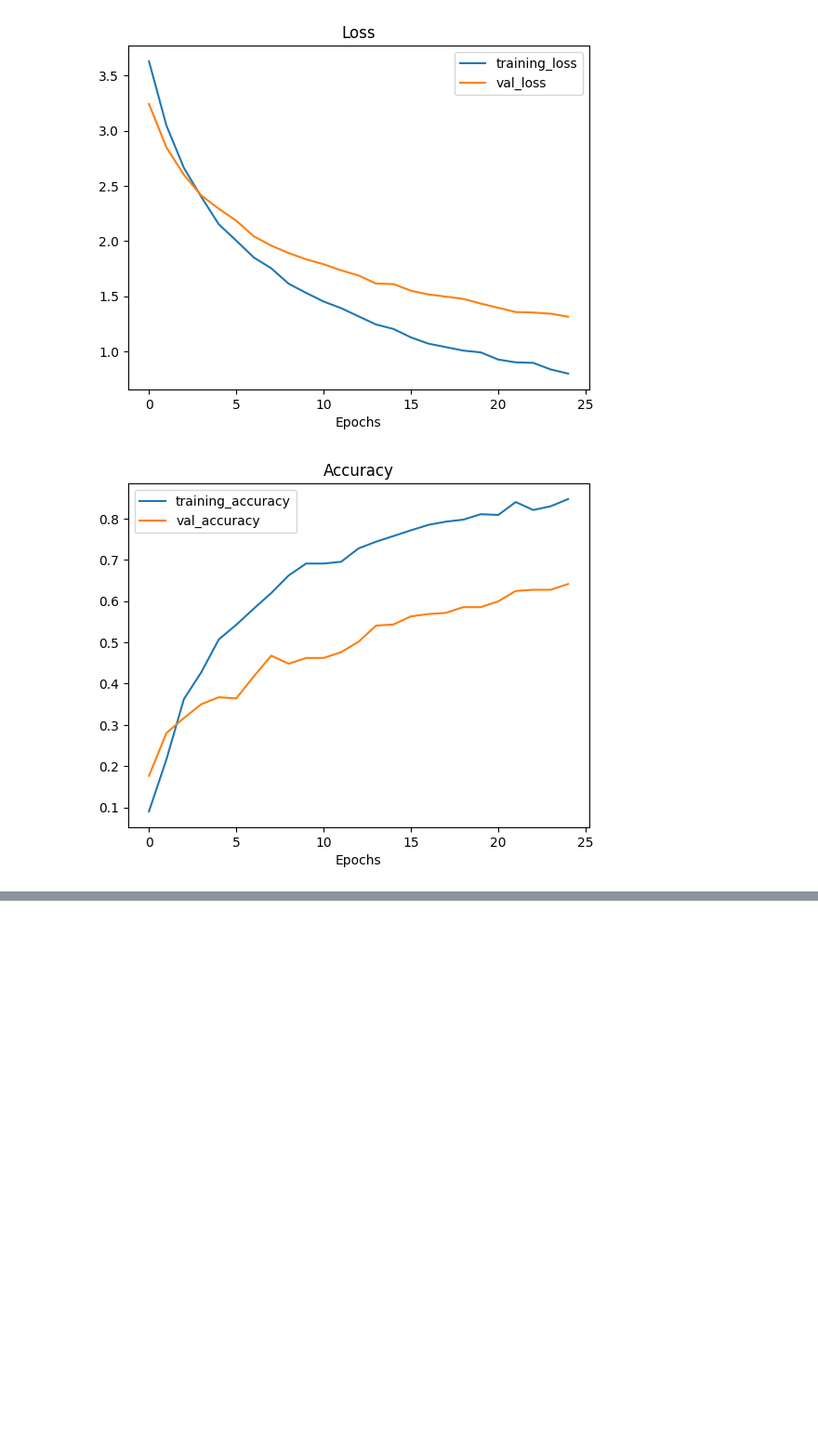
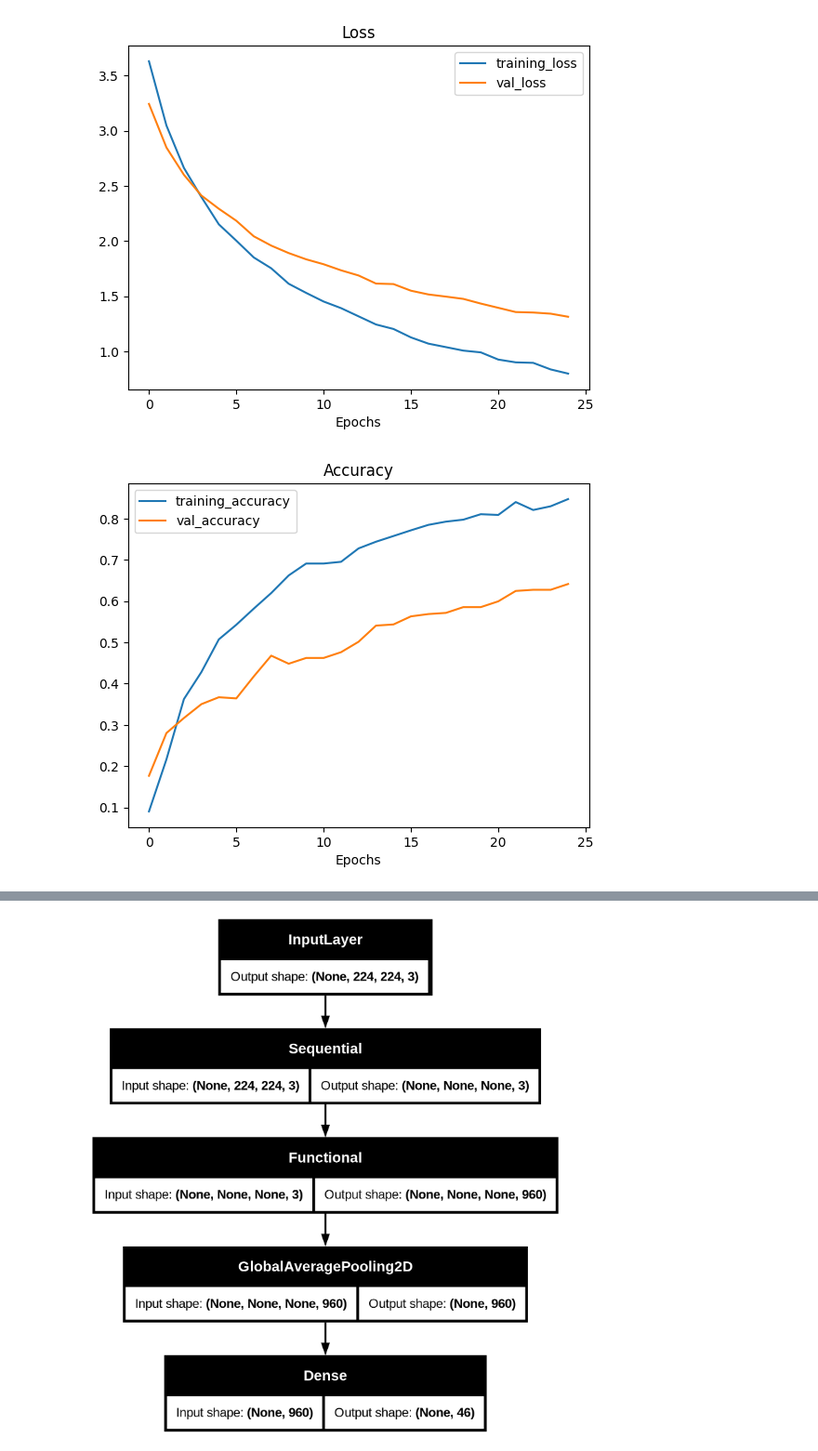
Before and after one commit to afterSt0rm/Nepali-Sign-Language-Recognition, a Jupyter notebook: Nepali Sign Language Transfer Learning/Nepali_Sign_Langauge_Recognition (Transfer Learning).ipynb, the cells around one changed output, grey strips where cells are left out. Shown at 93% size. Saved outputs shown, nothing was run; the diff lists cells and outputs as text; code cells hidden in the pictures; blank space fills up the shorter version.

Commit message:
Train the transfer learning model using MobilenetV3

```diff
--- a/Nepali Sign Language Transfer Learning/Nepali_Sign_Langauge_Recognition (Transfer Learning).ipynb
+++ b/Nepali Sign Language Transfer Learning/Nepali_Sign_Langauge_Recognition (Transfer Learning).ipynb
@@ -177,0 +180,22 @@ eff_model.save("eff_transfer_learning_model.keras")
+# %%
+# Setup data augmentation
+data_augmentation_1 = Sequential([
+  layers.RandomFlip("horizontal"),
+  layers.RandomContrast(0.2),
+  layers.RandomRotation(0.2),
+  layers.RandomZoom(0.2),
+  layers.RandomHeight(0.2),
+  layers.RandomWidth(0.2),
+], name ="data_augmentation_layer")
+# %%
+# Setup the base model and freeze its layers
+base_model = tf.keras.applications.MobileNetV3Large(include_top=False)
+base_model.trainable = False
+
+# Setup model architecture with trainable top layers
+inputs = layers.Input(shape=(224, 224, 3), name ="input_layer")
+x = data_augmentation_1(inputs) # augment images
+x = base_model(x, training=False)
+x = layers.GlobalAveragePooling2D(name="global_avg_pool")(x)
+outputs = layers.Dense(len(train_data.class_names), activation="softmax", name="output_layer")(x)
+mobv3_model = tf.keras.Model(inputs=inputs, outputs=outputs, name="mobv3_transfer_learning_model")
@@ -177,0 +274,4 @@ eff_model.save("eff_transfer_learning_model.keras")
+# %%
+tf.keras.utils.plot_model(mobv3_model, "mobv3_transfer_learning_model.png", show_shapes=True)
+# %% [output]
+[figure, added]
```
Also changed, not shown: parts of 13 cells of this notebook, 2 other files.
